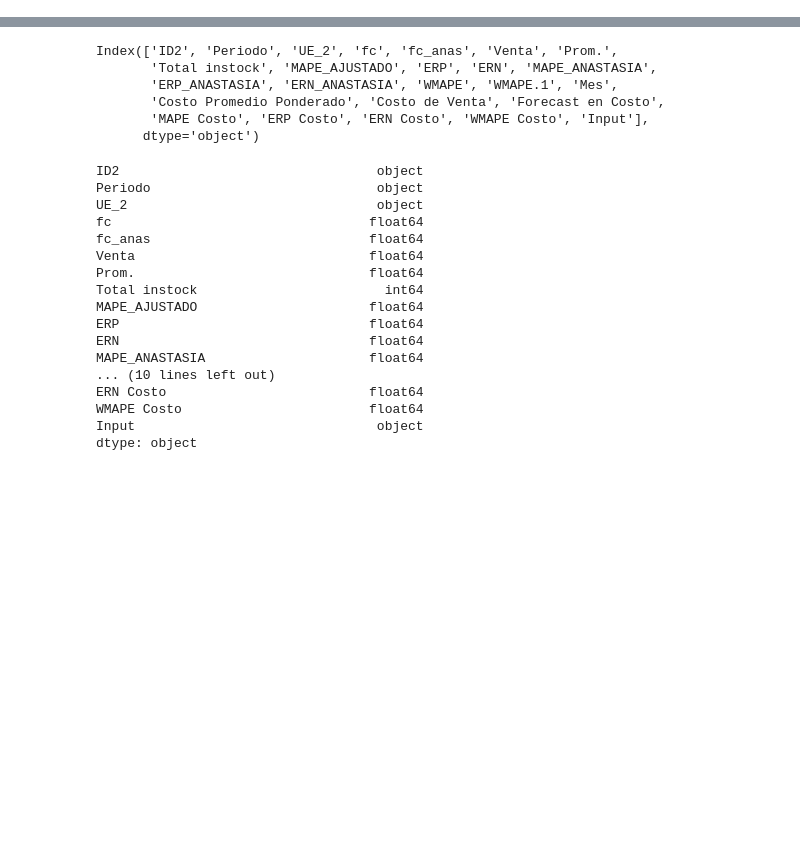
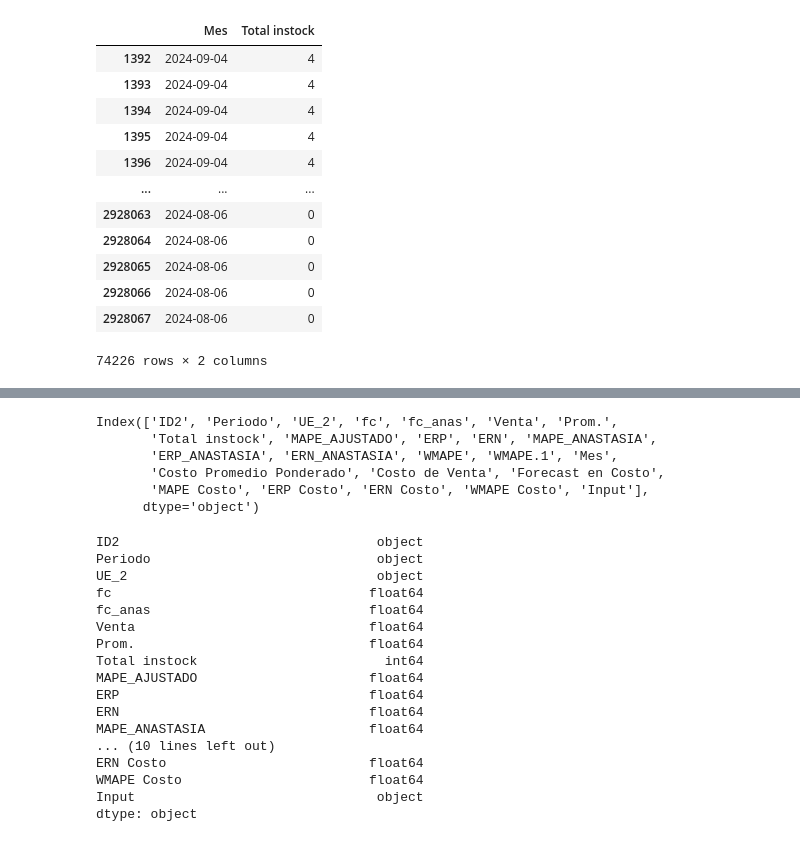
Before and after one commit to lukasravlic/fc_error_oem, a Jupyter notebook: consolidacion_bases.ipynb, the cells around one changed output, grey strips where cells are left out. Saved outputs shown, nothing was run; the diff lists cells and outputs as text; code cells hidden in the pictures; blank space fills up the shorter version.

```diff
--- a/consolidacion_bases.ipynb
+++ b/consolidacion_bases.ipynb
@@ -29,0 +63,2 @@ for df in dfs:
+# %%
+df_2 = pd.read_parquet("C:/Users/lravlic/Inchcape/Planificación y Compras Chile - Documentos/Planificación y Compras KPI-Reportes/Forecast Error (Python)/OEM/Base Forecast Error/consolidado_fc_error.parquet")
@@ -29,0 +85,2 @@ for df in dfs:
+# %%
+df_2 = df_2[df_2['Mes']!='2025-03-07']
@@ -29,0 +155,20 @@ for df in dfs:
+# %%
+df_2 = df_2[~df_2['Mes'].isin(['2024-09-04', '2024-08-06'])]
+# %%
+df_2 = df_2.merge(mara[['Material_R3','Sector_dsc']], left_on='UE_2', right_on='Material_R3', how='left')
+# %%
+df_2[df_2['Sector_dsc_y']=='Subaru'][['Mes', 'Total instock']]
+# %% [output]
+|  | Mes | Total instock |
+| 1392 | 2024-09-04 | 4 |
+| 1393 | 2024-09-04 | 4 |
+| 1394 | 2024-09-04 | 4 |
+| 1395 | 2024-09-04 | 4 |
+| 1396 | 2024-09-04 | 4 |
+| ... | ... | ... |
+| 2928063 | 2024-08-06 | 0 |
+| 2928064 | 2024-08-06 | 0 |
+| 2928065 | 2024-08-06 | 0 |
+| 2928066 | 2024-08-06 | 0 |
+| 2928067 | 2024-08-06 | 0 |
+74226 rows × 2 columns
```
Also changed, not shown: parts of 27 cells of this notebook, 7 other files.
